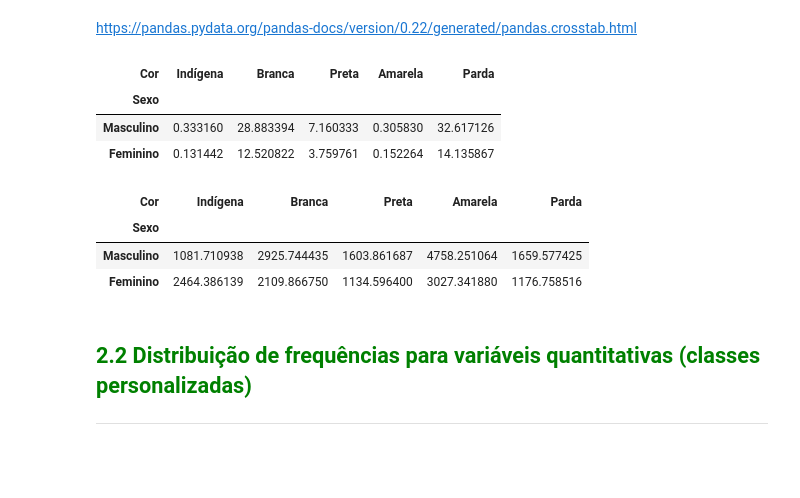
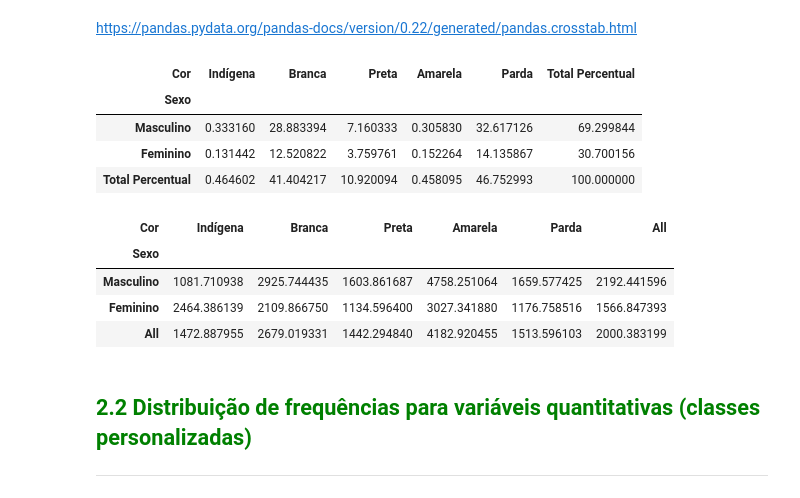
Before and after one commit to RaphaelfsOliveira/estatistica-com-python, a Jupyter notebook: Curso de Estatística/Curso_de_Estatística_Parte_1.ipynb, the cells around one changed output. Cells and saved outputs as stored; diff of their text form; code cells hidden in the pictures; blank space fills up the shorter version.

```diff
--- a/Curso de Estatística/Curso_de_Estatística_Parte_1.ipynb
+++ b/Curso de Estatística/Curso_de_Estatística_Parte_1.ipynb
@@ -297,16 +297,24 @@ cor = {
 # %%
 # tabela cruzada de sexo e cor em percentuais de quem respondeu
 # o formulário do IBGE (o responsável pela moradia)
 
-freq = pd.crosstab(df['Sexo'], df['Cor'], normalize=True) * 100
+freq = pd.crosstab(
+    df['Sexo'],
+    df['Cor'],
+    normalize=True,
+    margins=True,
+    margins_name='Total Percentual'
+) * 100
+
 freq = freq.rename(index = sex)
 freq = freq.rename(columns = cor)
 freq
 # %% [output]
-| Cor | Indígena | Branca | Preta | Amarela | Parda |
-| Sexo |  |  |  |  |  |
-| Masculino | 0.333160 | 28.883394 | 7.160333 | 0.305830 | 32.617126 |
-| Feminino | 0.131442 | 12.520822 | 3.759761 | 0.152264 | 14.135867 |
+| Cor | Indígena | Branca | Preta | Amarela | Parda | Total Percentual |
+| Sexo |  |  |  |  |  |  |
+| Masculino | 0.333160 | 28.883394 | 7.160333 | 0.305830 | 32.617126 | 69.299844 |
+| Feminino | 0.131442 | 12.520822 | 3.759761 | 0.152264 | 14.135867 | 30.700156 |
+| Total Percentual | 0.464602 | 41.404217 | 10.920094 | 0.458095 | 46.752993 | 100.000000 |
 # %%
 # tabela cruzada de sexo e cor usando uma função de agregação de média
 # passando o valor da renda para fazer a média dessa agregação
@@ -315,16 +323,18 @@ freq = pd.crosstab(
     df['Sexo'],
     df['Cor'],
     aggfunc='mean',
-    values=df['Renda']
+    values=df['Renda'],
 )
+
 freq = freq.rename(index = sex)
 freq = freq.rename(columns = cor)
 freq
 # %% [output]
-| Cor | Indígena | Branca | Preta | Amarela | Parda |
-| Sexo |  |  |  |  |  |
-| Masculino | 1081.710938 | 2925.744435 | 1603.861687 | 4758.251064 | 1659.577425 |
-| Feminino | 2464.386139 | 2109.866750 | 1134.596400 | 3027.341880 | 1176.758516 |
+| Cor | Indígena | Branca | Preta | Amarela | Parda | All |
+| Sexo |  |  |  |  |  |  |
+| Masculino | 1081.710938 | 2925.744435 | 1603.861687 | 4758.251064 | 1659.577425 | 2192.441596 |
+| Feminino | 2464.386139 | 2109.866750 | 1134.596400 | 3027.341880 | 1176.758516 | 1566.847393 |
+| All | 1472.887955 | 2679.019331 | 1442.294840 | 4182.920455 | 1513.596103 | 2000.383199 |
 # %% [markdown]
 ## <font color=green>2.2 Distribuição de frequências para variáveis quantitativas (classes personalizadas)</font>
 ***
```
